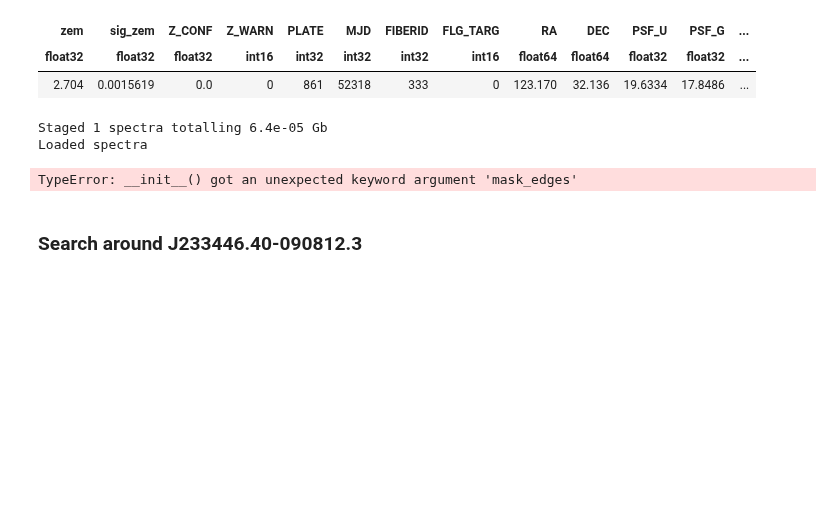
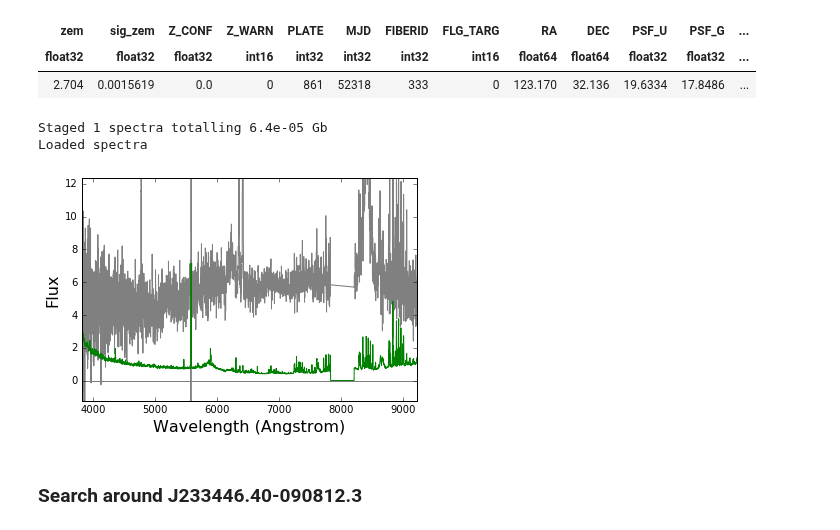
Before and after one commit to specdb/igmspec, a Jupyter notebook: docs/examples/Simple_Usage.ipynb, the cells around one changed output. Saved outputs shown, nothing was run; the diff lists cells and outputs as text; code cells hidden in the pictures; blank space fills up the shorter version.

```diff
--- a/docs/examples/Simple_Usage.ipynb
+++ b/docs/examples/Simple_Usage.ipynb
@@ -76,11 +76,14 @@ meta0812
 | 2.704 | 0.0015619 | 0.0 | 0 | 861 | 52318 | 333 | 0 | 123.170 | 32.136 | 19.6334 | 17.8486 | ... |
 # %%
 # Grab spectra
-J2334spec = idb.grab_spec('SDSS_DR7', ids0812)
+J0812spec = idb.grab_spec('SDSS_DR7', ids0812)
 # %% [output]
 Staged 1 spectra totalling 6.4e-05 Gb
 Loaded spectra
-TypeError: __init__() got an unexpected keyword argument 'mask_edges'
+# %%
+J2334spec.plot()
+# %% [output]
+[figure, added]
 # %% [markdown]
 ### Search around J233446.40-090812.3
 # %%
```
Also changed, not shown: 2 other files.
